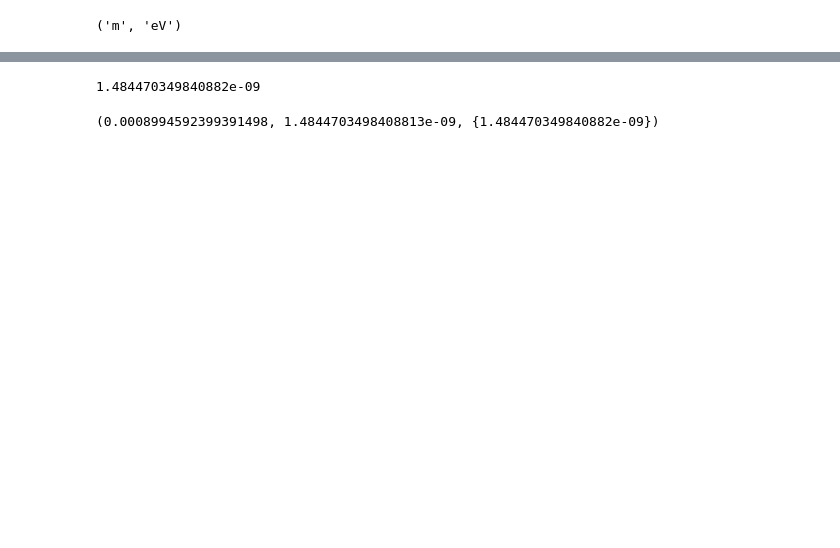
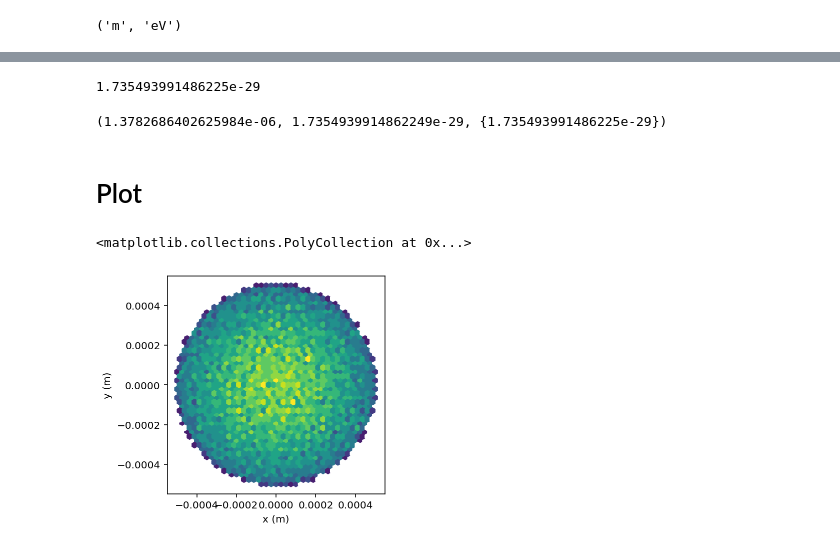
Before and after one commit to ChristopherMayes/openPMD-beamphysics, a Jupyter notebook: examples/particle_examples.ipynb, the cells around one changed output, grey strips where cells are left out. Saved outputs shown, nothing was run; the diff lists cells and outputs as text; code cells hidden in the pictures; blank space fills up the shorter version.

Commit message:
Added example plots, more example data

```diff
--- a/examples/particle_examples.ipynb
+++ b/examples/particle_examples.ipynb
@@ -11,7 +11,10 @@ from opmd_beamphysics.particles import particle_paths, all_components, component
 from h5py import File
 # %%
 # Open a file, fine the particle paths from the root attributes
-H5FILE = 'data/bmad_particles.h5'
+# Pick one:
+#H5FILE = 'data/bmad_particles.h5'
+H5FILE = 'data/distgen_particles.h5'
+#H5FILE = 'data/astra_particles.h5'
 h5 = File(H5FILE)
 
 
@@ -154,7 +123,7 @@ P.std('z'), P.std('t')
 t0 = P.avg('t')
 t0
 # %% [output]
-1.484470349840882e-09
+1.735493991486225e-29
 # %%
 # Drift all particles to this time
 P.drift_to_t(t0)
@@ -162,4 +131,27 @@ P.drift_to_t(t0)
 # Now these are at different z, and the same t
 P.std('z'), P.avg('t'), set(P.t)
 # %% [output]
-(0.0008994592399391498, 1.4844703498408813e-09, {1.484470349840882e-09})
+(1.3782686402625984e-06, 1.7354939914862249e-29, {1.735493991486225e-29})
+# %% [markdown]
+# Plot
+# %%
+import matplotlib.pyplot as plt
+import matplotlib
+cmap = plt.get_cmap('viridis')
+cmap.set_under('white')
+matplotlib.rcParams['figure.figsize'] = (13,8)
+%config InlineBackend.figure_format = 'retina'
+%matplotlib inline
+# %%
+fig, ax = plt.subplots()
+ax.set_aspect('equal')
+xkey = 'x'
+ykey = 'y'
+datx = getattr(P, xkey)
+daty = getattr(P, ykey)
+ax.set_xlabel(f'{xkey} ({P.units(xkey)})')
+ax.set_ylabel(f'{ykey} ({P.units(ykey)})')
+ax.hexbin(datx, daty, gridsize=40, cmap=cmap, vmin=1e-15)
+# %% [output]
+<matplotlib.collections.PolyCollection at 0x...>
+[figure, added]
```
Also changed, not shown: parts of 9 cells of this notebook, 3 other files.
